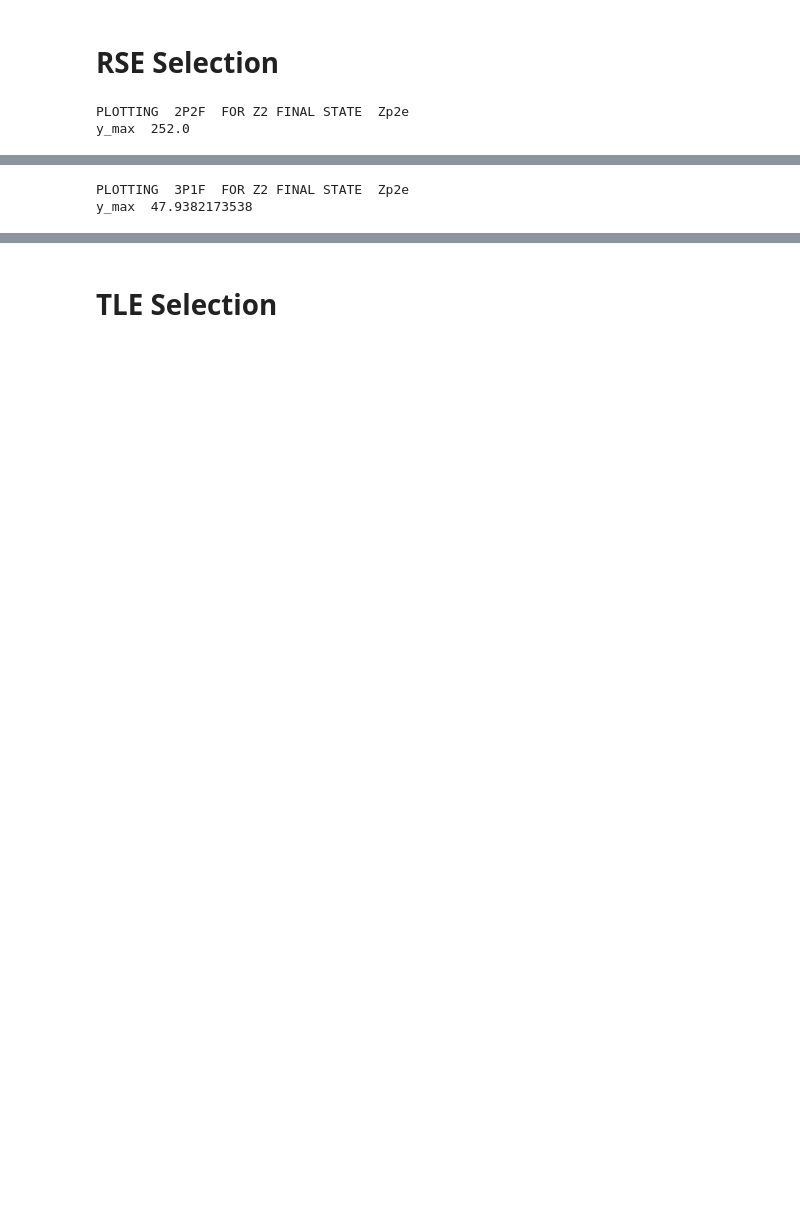
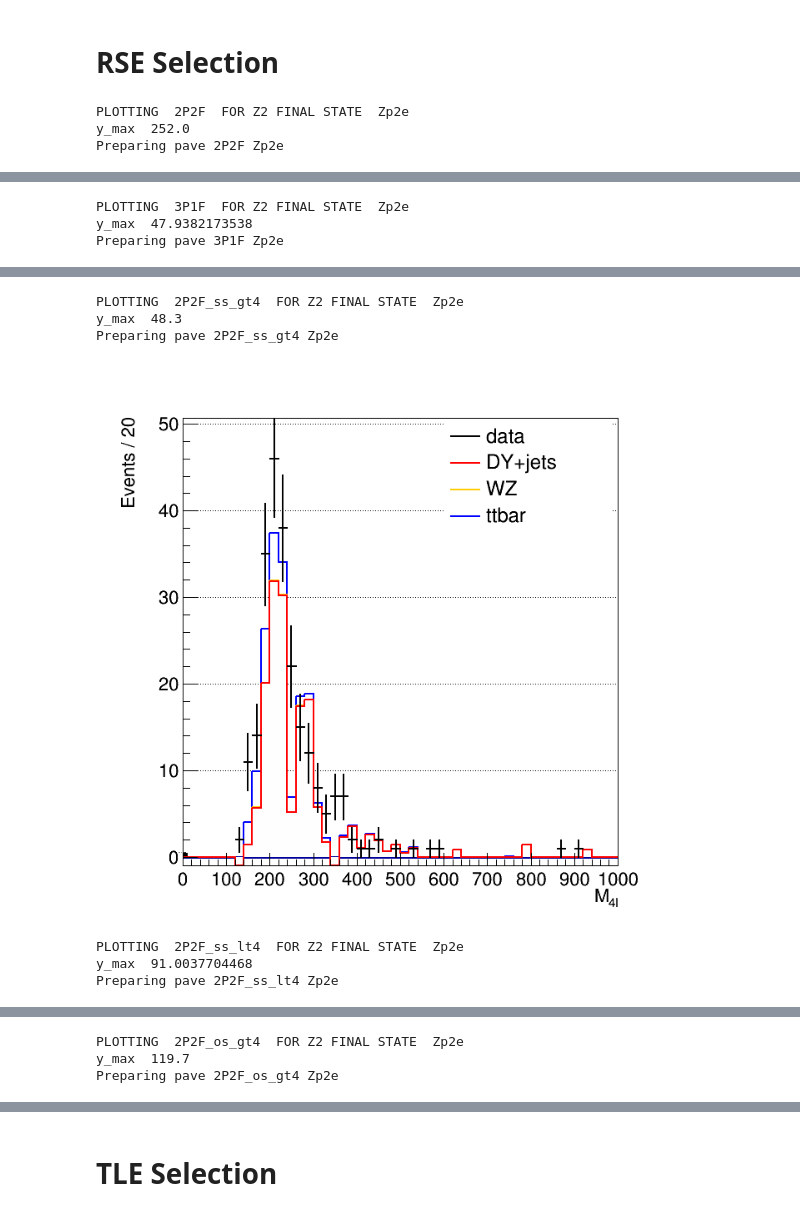
Before and after one commit to Werbellin/background_estimates, a Jupyter notebook: Loose_Electrons_Backgrounds.ipynb, the cells around one changed output, grey strips where cells are left out. Saved outputs shown, nothing was run; the diff lists cells and outputs as text; code cells hidden in the pictures; blank space fills up the shorter version.

```diff
--- a/Loose_Electrons_Backgrounds.ipynb
+++ b/Loose_Electrons_Backgrounds.ipynb
@@ -58,14 +62,23 @@ y_max  3.15
 # RSE Selection
 # %%
 tree = 'RSE'
-for cr in ['2P2F', '3P1F'] :
+for cr in ['2P2F', '3P1F', '2P2F_ss_gt4', '2P2F_ss_lt4', '2P2F_os_gt4'] :
     for fs in ['Zp2e'] :
         print 'PLOTTING ', cr , ' FOR Z2 FINAL STATE ', fs
         plot_CR(tree, cr, fs)
 # %% [output]
 PLOTTING  2P2F  FOR Z2 FINAL STATE  Zp2e
 y_max  252.0
+Preparing pave 2P2F Zp2e
 [figure]
 PLOTTING  3P1F  FOR Z2 FINAL STATE  Zp2e
 y_max  47.9382173538
+Preparing pave 3P1F Zp2e
 [figure]
+PLOTTING  2P2F_ss_gt4  FOR Z2 FINAL STATE  Zp2e
+y_max  48.3
+Preparing pave 2P2F_ss_gt4 Zp2e
+[figure, added]
+PLOTTING  2P2F_ss_lt4  FOR Z2 FINAL STATE  Zp2e
+y_max  91.0037704468
+Preparing pave 2P2F_ss_lt4 Zp2e
@@ -71,0 +86,3 @@ y_max  47.9382173538
+PLOTTING  2P2F_os_gt4  FOR Z2 FINAL STATE  Zp2e
+y_max  119.7
+Preparing pave 2P2F_os_gt4 Zp2e
```
Also changed, not shown: parts of 15 cells of this notebook.
